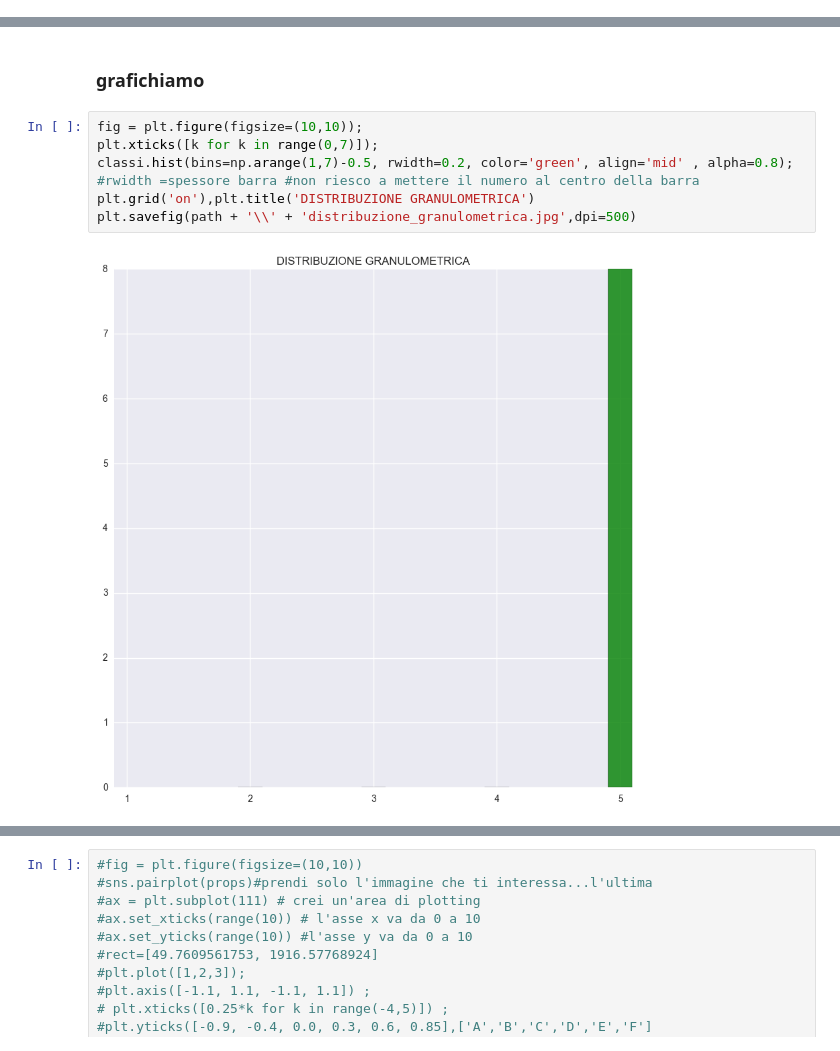
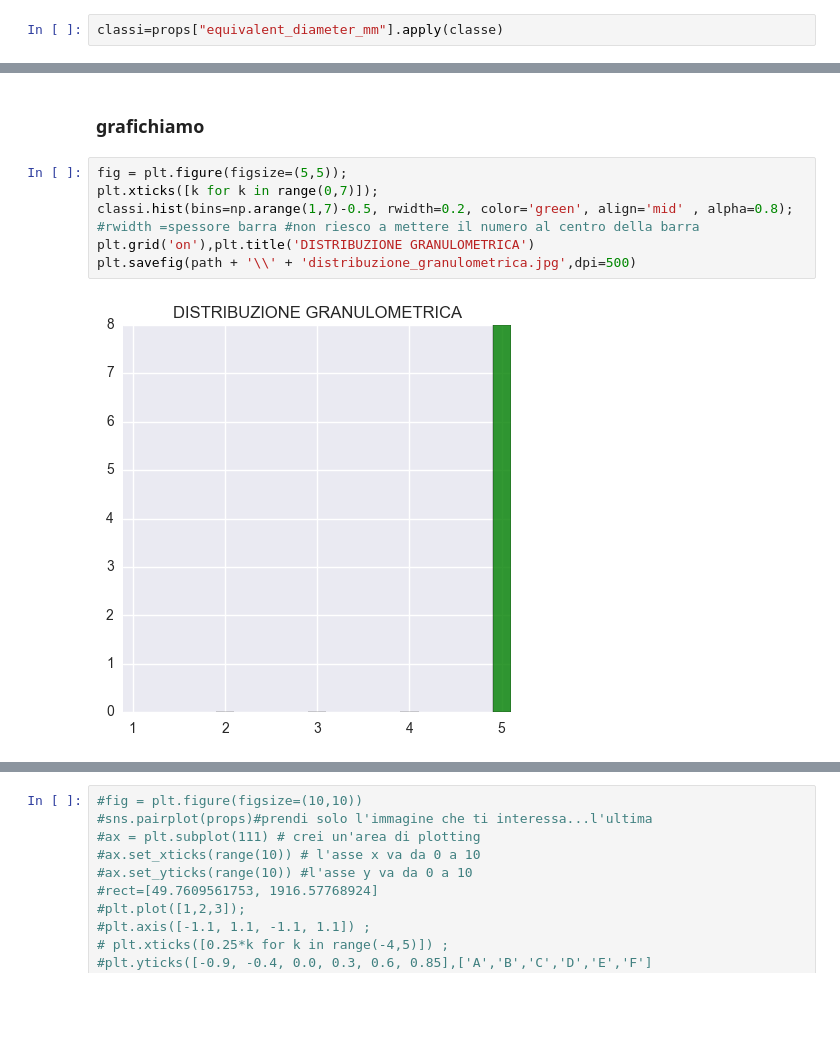
Before and after one commit to serenafalcioni/shared_nbks, a Jupyter notebook: trovagranuli1.ipynb, the cells around one changed output, grey strips where cells are left out. Cells and saved outputs as stored; diff of their text form; blank space fills up the shorter version.

```diff
--- a/trovagranuli1.ipynb
+++ b/trovagranuli1.ipynb
@@ -181 +180,3 @@ classi=props["equivalent_diameter_mm"].apply(classe)
+# %%
+classi=props["equivalent_diameter_mm"].apply(classe)
 # %% [markdown]
@@ -206,10 +207,10 @@ classi
 # %% [markdown]
 ### grafichiamo
 # %%
-fig = plt.figure(figsize=(10,10));
+fig = plt.figure(figsize=(5,5));
 plt.xticks([k for k in range(0,7)]);
 classi.hist(bins=np.arange(1,7)-0.5, rwidth=0.2, color='green', align='mid' , alpha=0.8); #rwidth =spessore barra #non riesco a mettere il numero al centro della barra
 plt.grid('on'),plt.title('DISTRIBUZIONE GRANULOMETRICA')
 plt.savefig(path + '\\' + 'distribuzione_granulometrica.jpg',dpi=500)
 # %% [output]
-[figure, old version]
+[figure, new version]
```
Also changed, not shown: parts of 8 cells of this notebook.
